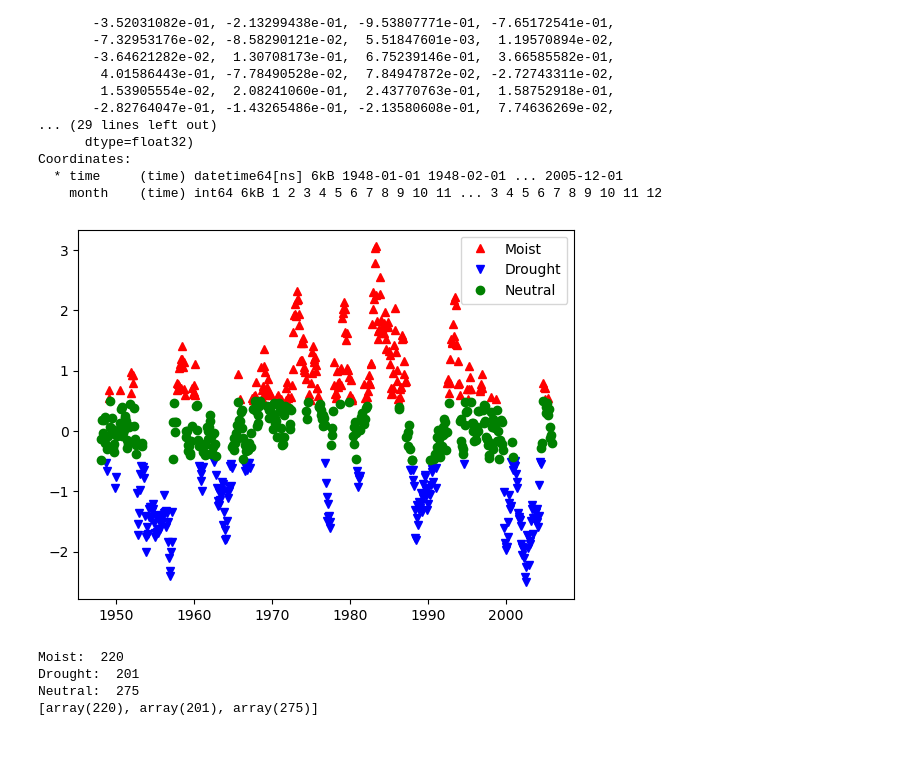
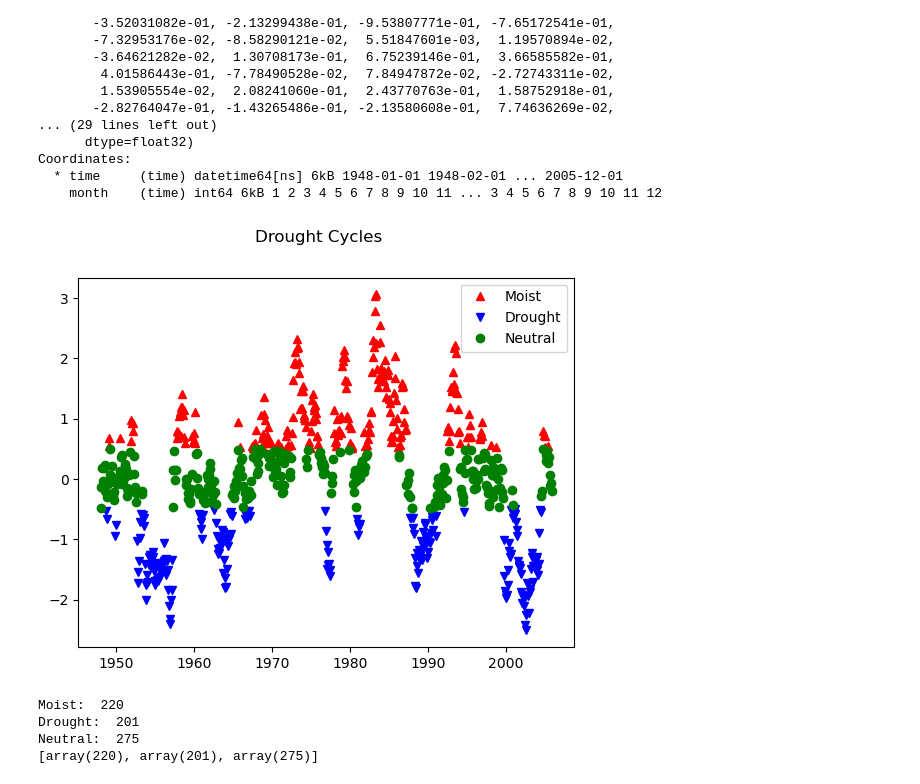
Before and after one commit to wapratt/Project, a Jupyter notebook: clim680_project.ipynb, the cells around one changed output. Cells and saved outputs as stored; diff of their text form; code cells hidden in the pictures; blank space fills up the shorter version.

Commit message:
Update figures with names

```diff
--- a/clim680_project.ipynb
+++ b/clim680_project.ipynb
@@ -151,13 +151,16 @@ neutral = da_drought_anom_index.where((da_drought_anom_index>-0.5) & (da_drought
 # %%
 #Plot categorized drought over time
 plt.plot(da_drought_anom_index['time'],moist, marker = '^', color = 'red', linestyle = 'none', label = 'Moist')
 plt.plot(da_drought_anom_index['time'],drought,'bv', label = 'Drought')
 plt.plot(da_drought_anom_index['time'],neutral,'go', label = 'Neutral')
 
 plt.legend()
+
+plt.suptitle('Drought Cycles')
+
 plt.savefig('drought_cycle')
 # %% [output]
-[figure, old version]
+[figure, new version]
 # %%
 #Calculate and prepare counts of observations in each drought index category
 print('Moist: ',moist.count(dim='time').values)
```
Also changed, not shown: parts of 2 cells of this notebook, 3 other files.
